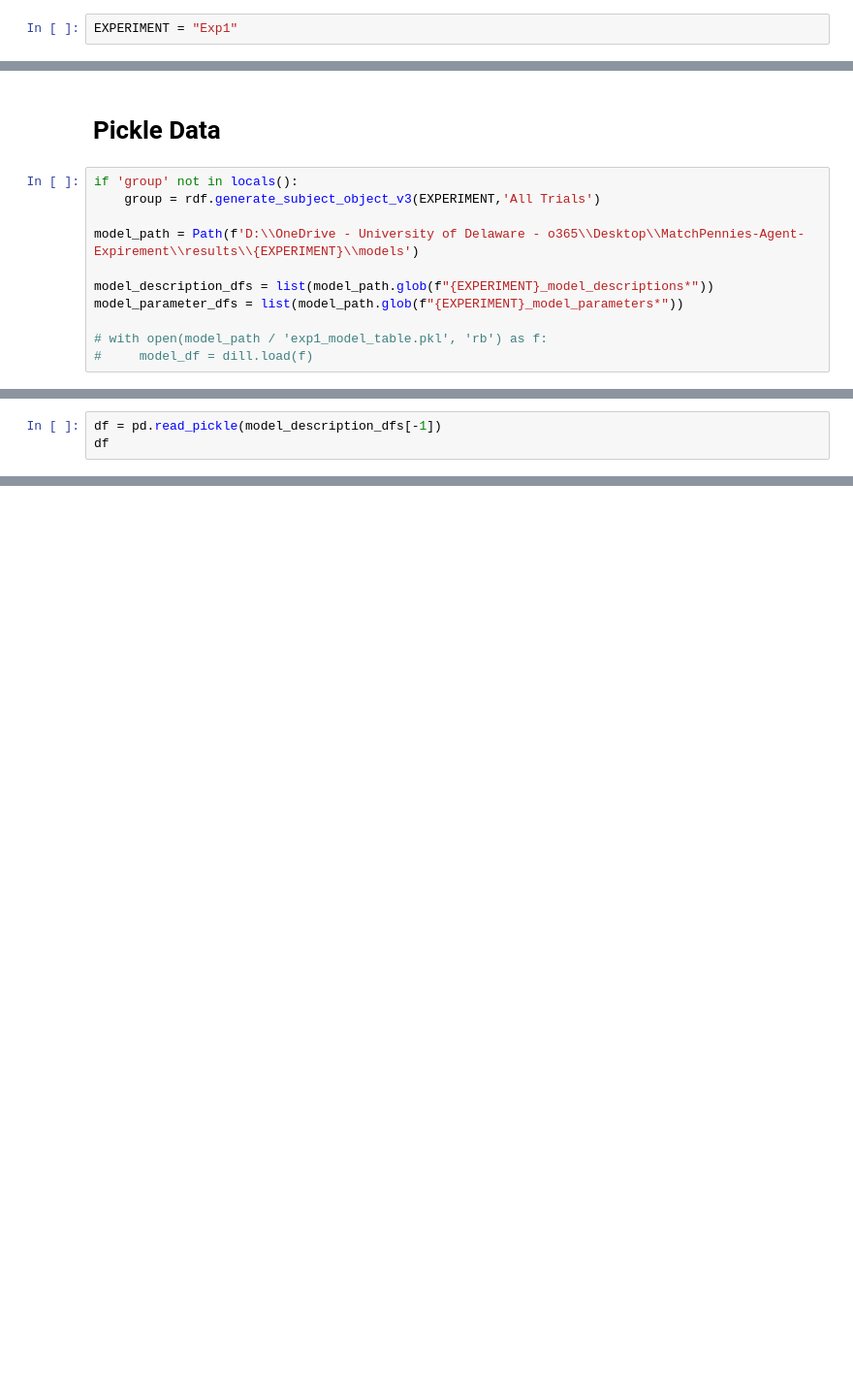
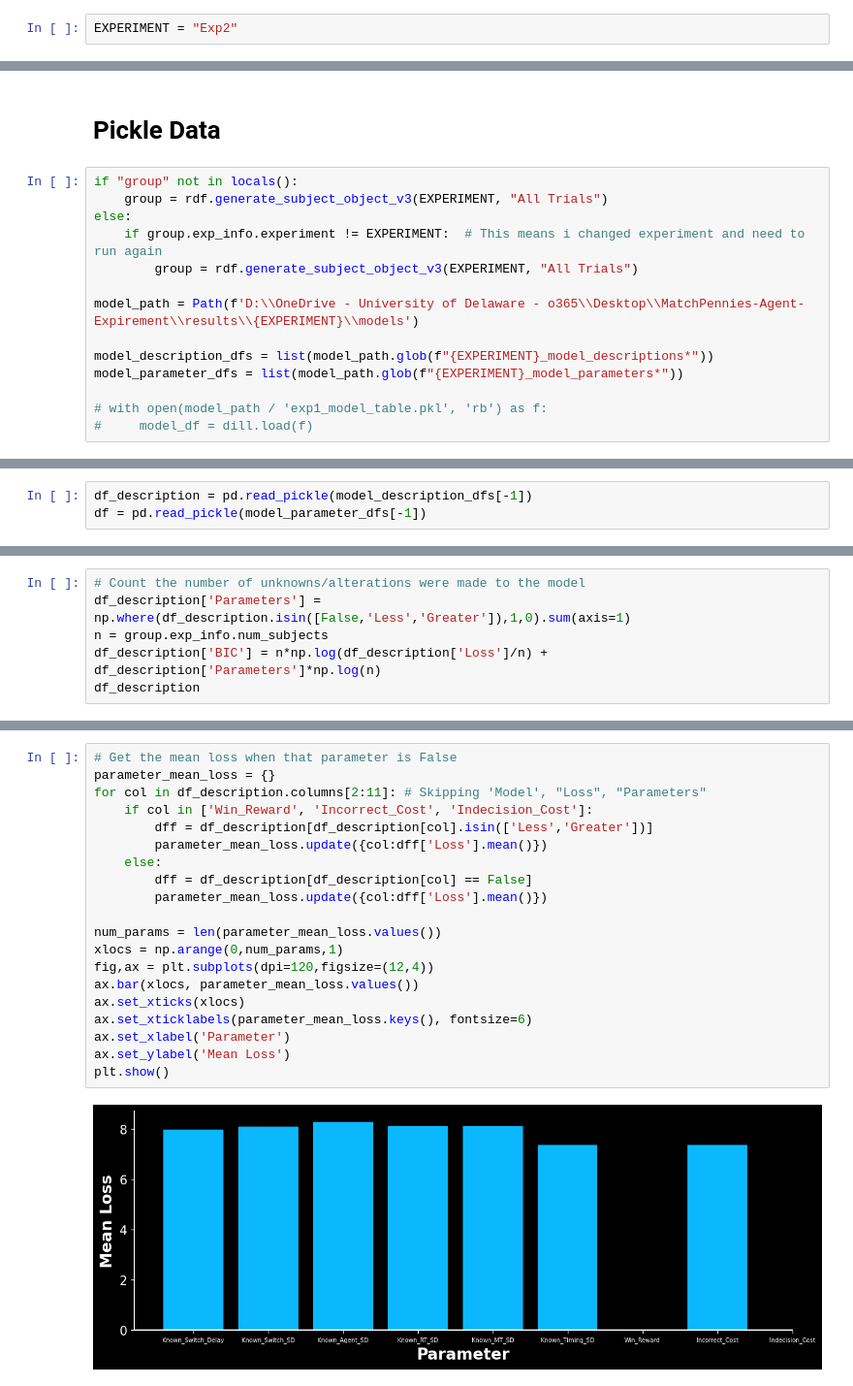
Before and after one commit to SethSullivan/MatchPennies-Agent-Expirement, a Jupyter notebook: scripts/makefigs/Model_Comparisons.ipynb, the cells around one changed output, grey strips where cells are left out. Shown: that part at 97% size. Cells and saved outputs as stored; diff of their text form; blank space fills up the shorter version.

```diff
--- a/scripts/makefigs/Model_Comparisons.ipynb
+++ b/scripts/makefigs/Model_Comparisons.ipynb
@@ -40,7 +42,7 @@ NOTE: I'm using the data for guess sd. Haven't been able to really fit this with
 # %% [markdown]
 # Select Exp1 or Exp2
 # %%
-EXPERIMENT = "Exp1"
+EXPERIMENT = "Exp2"
 # %% [markdown]
 # Initial Thangs
 # %%
@@ -54,8 +56,11 @@ it = InitialThangs(EXPERIMENT)
 # %% [markdown]
 # Pickle Data
 # %%
-if 'group' not in locals():
-    group = rdf.generate_subject_object_v3(EXPERIMENT,'All Trials')
+if "group" not in locals():
+    group = rdf.generate_subject_object_v3(EXPERIMENT, "All Trials")
+else:
+    if group.exp_info.experiment != EXPERIMENT:  # This means i changed experiment and need to run again
+        group = rdf.generate_subject_object_v3(EXPERIMENT, "All Trials")
 
 model_path = Path(f'D:\\OneDrive - University of Delaware - o365\\Desktop\\MatchPennies-Agent-Expirement\\results\\{EXPERIMENT}\\models')
 
@@ -67,3 +76,3 @@ model_parameter_dfs = list(model_path.glob(f"{EXPERIMENT}_model_parameters*"))
 # %%
-df = pd.read_pickle(model_description_dfs[-1])
-df
+df_description = pd.read_pickle(model_description_dfs[-1])
+df = pd.read_pickle(model_parameter_dfs[-1])
@@ -89,0 +101,6 @@ df
+# %%
+# Count the number of unknowns/alterations were made to the model
+df_description['Parameters'] = np.where(df_description.isin([False,'Less','Greater']),1,0).sum(axis=1)
+n = group.exp_info.num_subjects
+df_description['BIC'] = n*np.log(df_description['Loss']/n) + df_description['Parameters']*np.log(n)
+df_description
@@ -89,0 +125,22 @@ df
+# %%
+# Get the mean loss when that parameter is False
+parameter_mean_loss = {}
+for col in df_description.columns[2:11]: # Skipping 'Model', "Loss", "Parameters"
+    if col in ['Win_Reward', 'Incorrect_Cost', 'Indecision_Cost']:
+        dff = df_description[df_description[col].isin(['Less','Greater'])]
+        parameter_mean_loss.update({col:dff['Loss'].mean()})
+    else:
+        dff = df_description[df_description[col] == False]
+        parameter_mean_loss.update({col:dff['Loss'].mean()})
+
+num_params = len(parameter_mean_loss.values())
+xlocs = np.arange(0,num_params,1)
+fig,ax = plt.subplots(dpi=120,figsize=(12,4))
+ax.bar(xlocs, parameter_mean_loss.values())
+ax.set_xticks(xlocs)
+ax.set_xticklabels(parameter_mean_loss.keys(), fontsize=6)
+ax.set_xlabel('Parameter')
+ax.set_ylabel('Mean Loss')
+plt.show()
+# %% [output]
+[figure, added]
```
Also changed, not shown: parts of 24 cells of this notebook.
